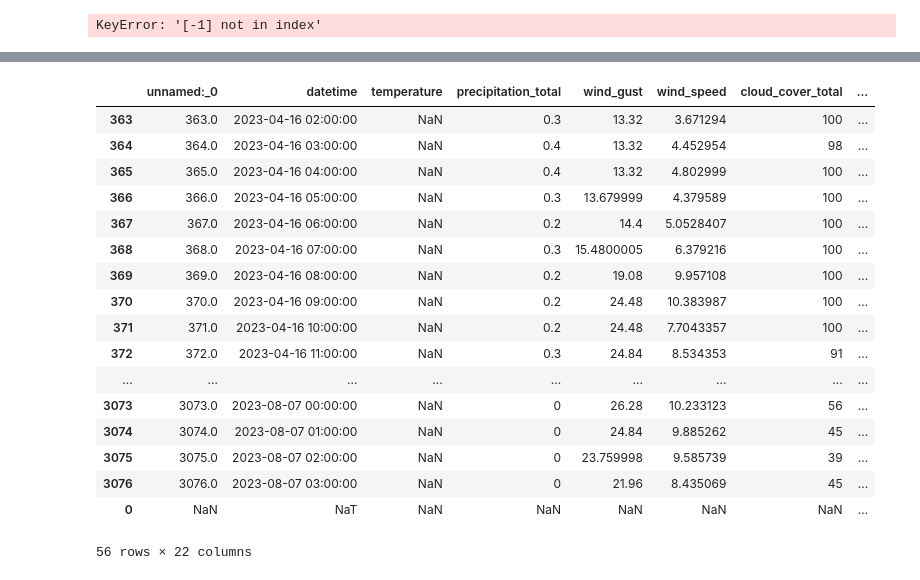
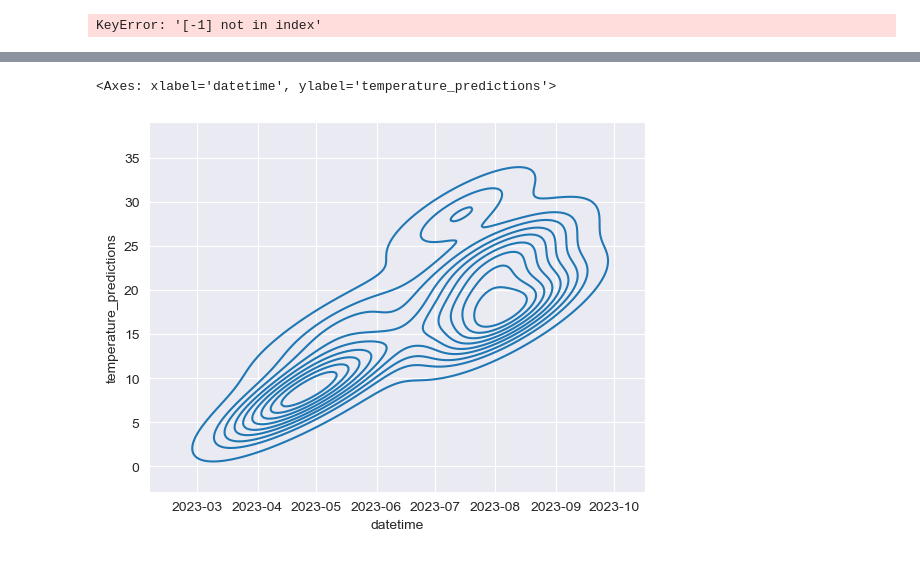
Before and after one commit to alexhronov/analiz_samokatov, a Jupyter notebook: sample.ipynb, the cells around one changed output, grey strips where cells are left out. Saved outputs shown, nothing was run; the diff lists cells and outputs as text; code cells hidden in the pictures.

```diff
--- a/sample.ipynb
+++ b/sample.ipynb
@@ -295,21 +302,5 @@ print(len(wt1.hour_total.unique()), len(wt1))
 # %%
-rows_with_missing_temp
+sns.kdeplot(data=wt1[wt1['temperature'].isnull()], x='datetime', y='temperature_predictions')
 # %% [output]
-|  | unnamed:_0 | datetime | temperature | precipitation_total | wind_gust | wind_speed | cloud_cover_total | ... |
-| 363 | 363.0 | 2023-04-16 02:00:00 | NaN | 0.3 | 13.32 | 3.671294 | 100 | ... |
-| 364 | 364.0 | 2023-04-16 03:00:00 | NaN | 0.4 | 13.32 | 4.452954 | 98 | ... |
-| 365 | 365.0 | 2023-04-16 04:00:00 | NaN | 0.4 | 13.32 | 4.802999 | 100 | ... |
-| 366 | 366.0 | 2023-04-16 05:00:00 | NaN | 0.3 | 13.679999 | 4.379589 | 100 | ... |
-| 367 | 367.0 | 2023-04-16 06:00:00 | NaN | 0.2 | 14.4 | 5.0528407 | 100 | ... |
-| 368 | 368.0 | 2023-04-16 07:00:00 | NaN | 0.3 | 15.4800005 | 6.379216 | 100 | ... |
-| 369 | 369.0 | 2023-04-16 08:00:00 | NaN | 0.2 | 19.08 | 9.957108 | 100 | ... |
-| 370 | 370.0 | 2023-04-16 09:00:00 | NaN | 0.2 | 24.48 | 10.383987 | 100 | ... |
-| 371 | 371.0 | 2023-04-16 10:00:00 | NaN | 0.2 | 24.48 | 7.7043357 | 100 | ... |
-| 372 | 372.0 | 2023-04-16 11:00:00 | NaN | 0.3 | 24.84 | 8.534353 | 91 | ... |
-| ... | ... | ... | ... | ... | ... | ... | ... | ... |
-| 3073 | 3073.0 | 2023-08-07 00:00:00 | NaN | 0 | 26.28 | 10.233123 | 56 | ... |
-| 3074 | 3074.0 | 2023-08-07 01:00:00 | NaN | 0 | 24.84 | 9.885262 | 45 | ... |
-| 3075 | 3075.0 | 2023-08-07 02:00:00 | NaN | 0 | 23.759998 | 9.585739 | 39 | ... |
-| 3076 | 3076.0 | 2023-08-07 03:00:00 | NaN | 0 | 21.96 | 8.435069 | 45 | ... |
-| 0 | NaN | NaT | NaN | NaN | NaN | NaN | NaN | ... |
-56 rows × 22 columns
+<Axes: xlabel='datetime', ylabel='temperature_predictions'>
+[figure, added]
```
Also changed, not shown: parts of 6 cells of this notebook.
